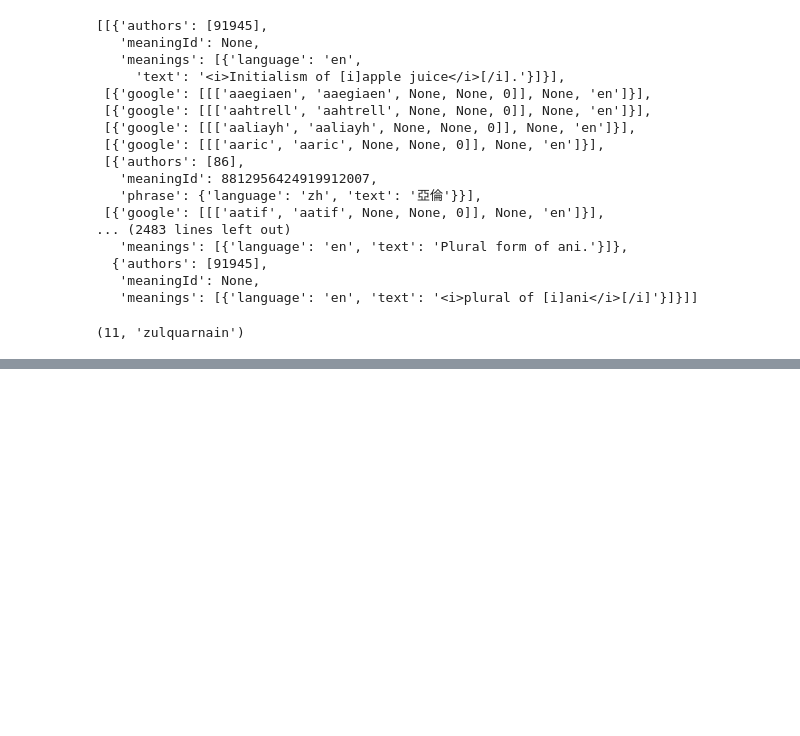
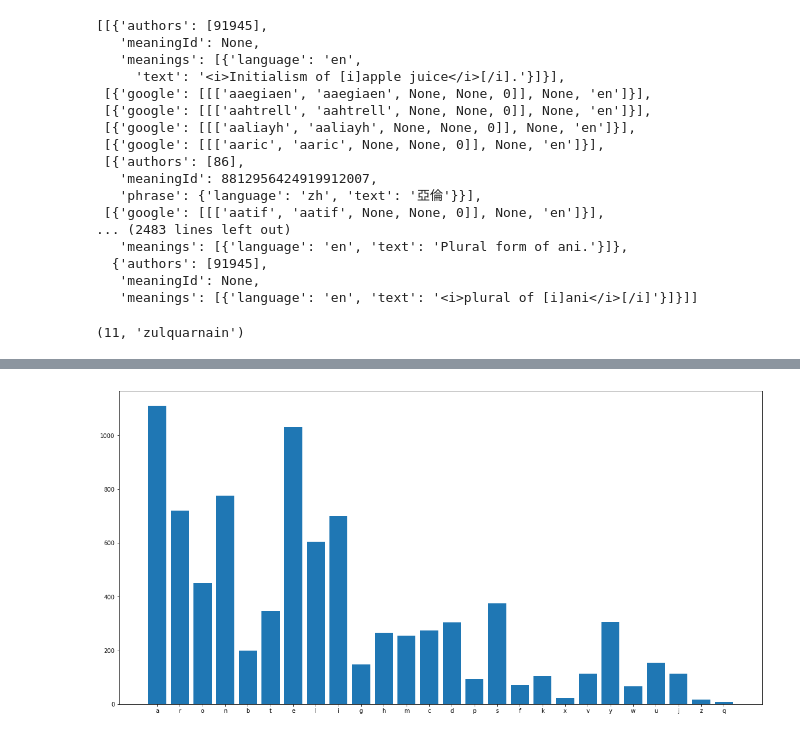
Before and after one commit to GitOffice/cs221-project, a Jupyter notebook: notebook/Exploration Notebook.ipynb, the cells around one changed output, grey strips where cells are left out. Saved outputs shown, nothing was run; the diff lists cells and outputs as text; code cells hidden in the pictures; blank space fills up the shorter version.

```diff
--- a/notebook/Exploration Notebook.ipynb
+++ b/notebook/Exploration Notebook.ipynb
@@ -624,17 +616,24 @@ for i, row in chinese_names.iterrows():
         pass
 #     if eng == "luigi":
 #         print(nysl("luigi"))
+
+    if len(pinyin) < nysl_c:
+        print(eng, pinyin)
     num_consonants = max(len(dic.inserted(eng).split('-')), num_consonants, nysl_c)
+
+
     if len(pinyin) > num_consonants:
         if "ia" in eng:
             ia_count += 1
         elif is_vowel(eng[0]):
             vs_count += 1
         else:
+            #print(eng, pinyin)
             pass
-            #print(eng, pinyin)
     elif "oi" in eng or "oui" in eng:
-        print(eng, pinyin)
+        #print(eng, pinyin)
+        pass
+
 
 #         same_count += 1
 #     else:
@@ -1076,0 +1201,11 @@ max((len(l), l) for l in unique_names)
+# %%
+D = eng_unigram_freq
+# D = {k: val/eng_unigram_freq[k] if len(k) == 1 else val/eng_bigram_freq[k] for k, val in D.items()}
+#D = {k: val/eng_unigram_freq[k] for k, val in D.items() if len(k) == 1}
+#D = {k: val for k, val in D.items() if len(k) == 1}
+#print(D['a'])
+plt.bar([5 * i for i in range(len(D))], list(D.values()), align='center', width = 4)
+plt.xticks([5 * i for i in range(len(D))], list(D.keys()))
+plt.show()
+# %% [output]
+[figure, added]
```
Also changed, not shown: parts of 23 cells of this notebook, 8 other files.
